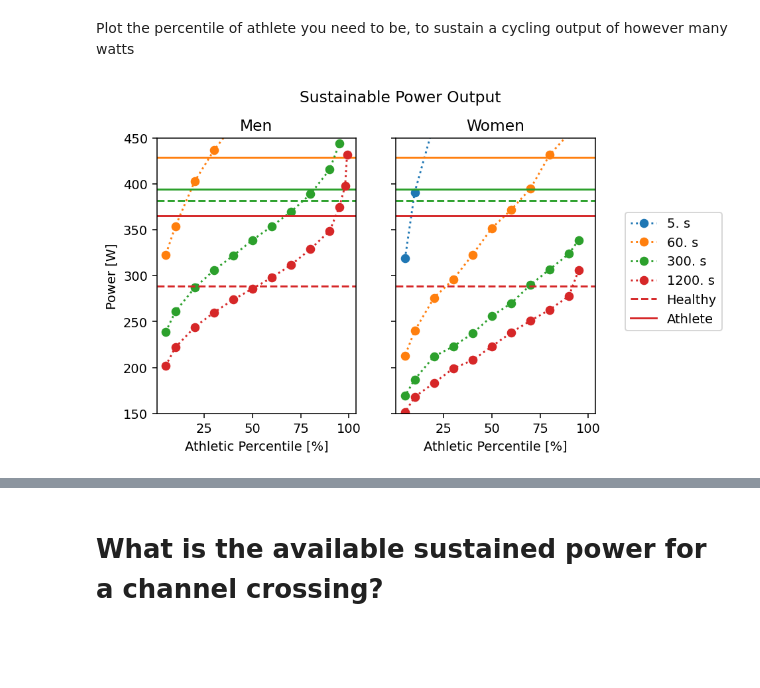
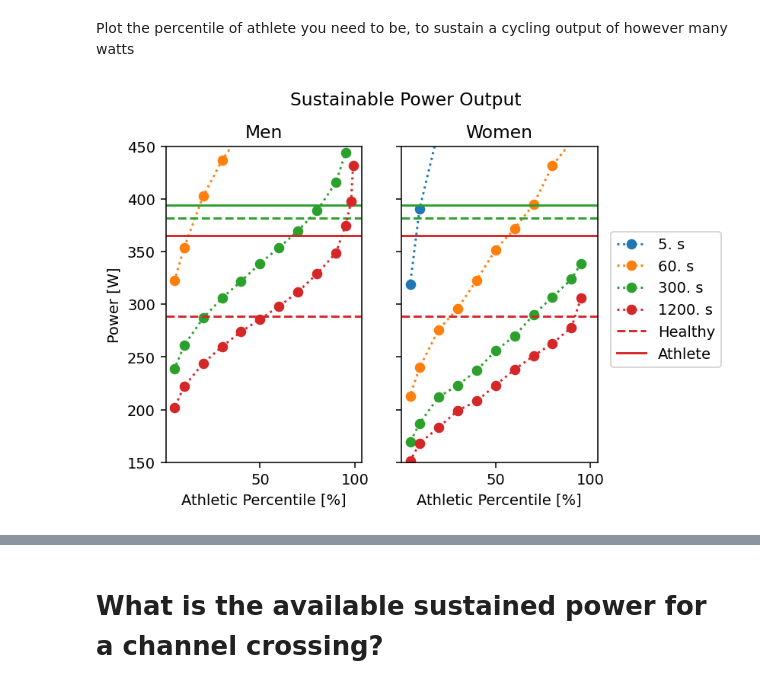
Before and after one commit to yaseen157/carpy, a Jupyter notebook: docs/source/user/Channel Crosser HPA/Sustained Power Modelling.ipynb, the cells around one changed output, grey strips where cells are left out. Cells and saved outputs as stored; diff of their text form; code cells hidden in the pictures; blank space fills up the shorter version.

Commit message:
Validated power modelling for cyclists

```diff
--- a/docs/source/user/Channel Crosser HPA/Sustained Power Modelling.ipynb
+++ b/docs/source/user/Channel Crosser HPA/Sustained Power Modelling.ipynb
@@ -83,41 +86,43 @@ data_women = cast2quantity(dfs["F W"])
 # %% [markdown]
 Plot the percentile of athlete you need to be, to sustain a cycling output of however many watts
 # %%
-fig, axs = plt.subplots(1, 2, dpi=140, figsize=(7, 4), sharex=True, sharey=True)
+fig, axs = plt.subplots(1, 2, dpi=140, figsize=(6, 4), sharex=True, sharey=True)
 fig.suptitle("Sustainable Power Output")
 fig.subplots_adjust(top=0.85, right=0.8)
 
 times = Quantity([5, 60, 300, 1200], "s")
 
 for i, dataset in enumerate([data_men, data_women]):
     # Plot series data
     for time in times:
         series = f"{int(time.x)}s"
         line, = axs[i].plot(dataset["percentile [%]"], dataset[series], label=time, ls=":", marker="o")
 
         # The power Malewicki thinks a healthy human can produce for the given time
-        p = Quantity(cnuf(time, *popt_healthy), "s")
-        line_h = axs[i].axhline(p, ls="--", c=line.get_color())
+        power_h = Quantity(cnuf(time, *popt_healthy), "s")
+        # The power Malewicki thinks an athletic human can produce for the given time
+        power_a = Quantity(cnuf(time, *popt_athlete), "s")
 
-        # The power Malewicki thinks an athletic human can produce for the given time
-        p = Quantity(cnuf(time, *popt_athlete), "s")
-        line_a = axs[i].axhline(p, ls="-", c=line.get_color())
+        # It only makes sense for the athlete to outperform the healthy human
+        if power_a >= power_h:
+            line_h = axs[i].axhline(power_h, ls="--", c=line.get_color())
+            line_a = axs[i].axhline(power_a, ls="-", c=line.get_color())
 
 # Make plot pretty
 for ax in axs.flat:
     ax.set_xlabel("Athletic Percentile [%]")
 else:
     axs[0].set_title("Men")
     axs[1].set_title("Women")
     axs[0].set_ylabel("Power [W]")
     axs[0].set_ylim(150, 450)
 
     handles, labels = ax.get_legend_handles_labels()
     handles += [line_h, line_a]
     labels += ["Healthy", "Athlete"]
     fig.legend(handles=handles, labels=labels, loc="right")
 
 plt.show()
 # %% [output]
-[figure, old version]
+[figure, new version]
 # %% [markdown]
```
Also changed, not shown: parts of 2 cells of this notebook.
